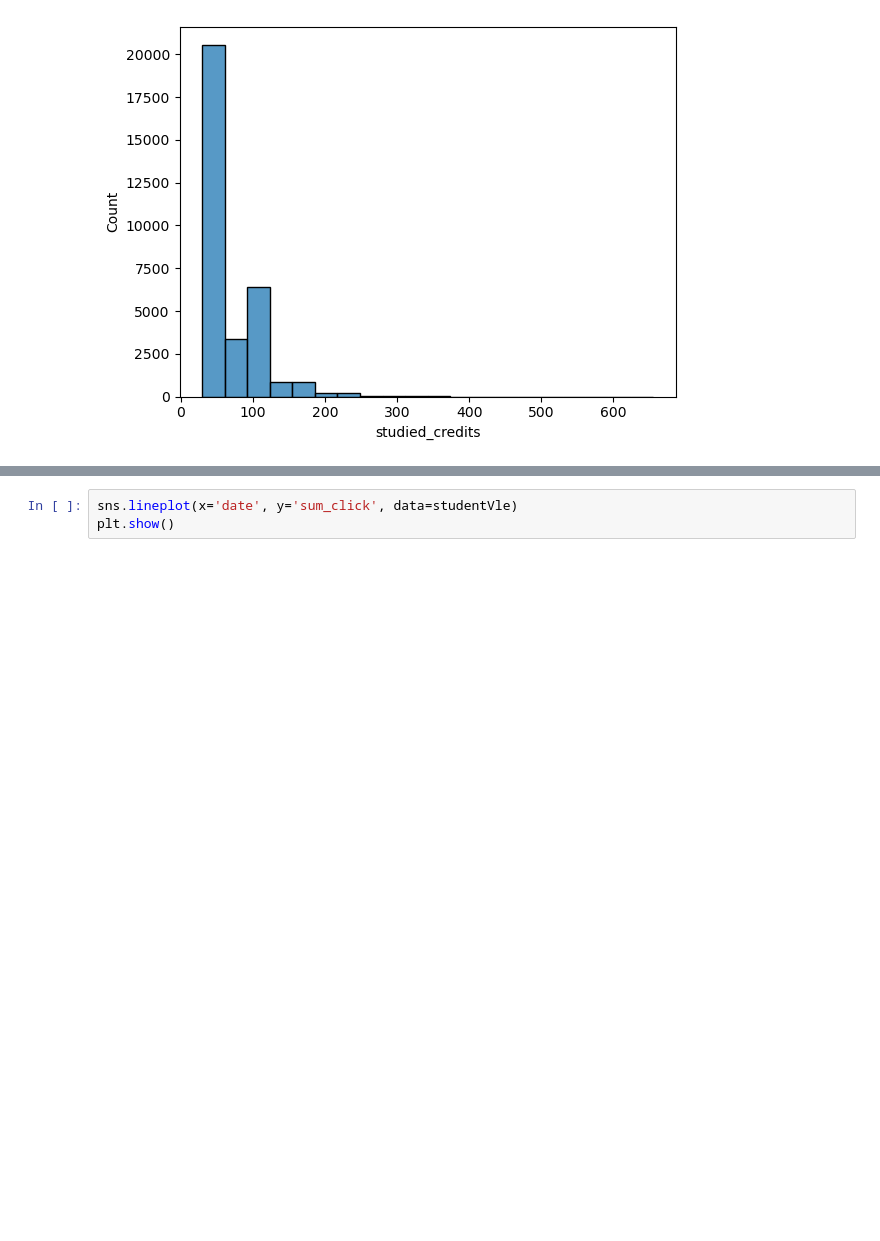
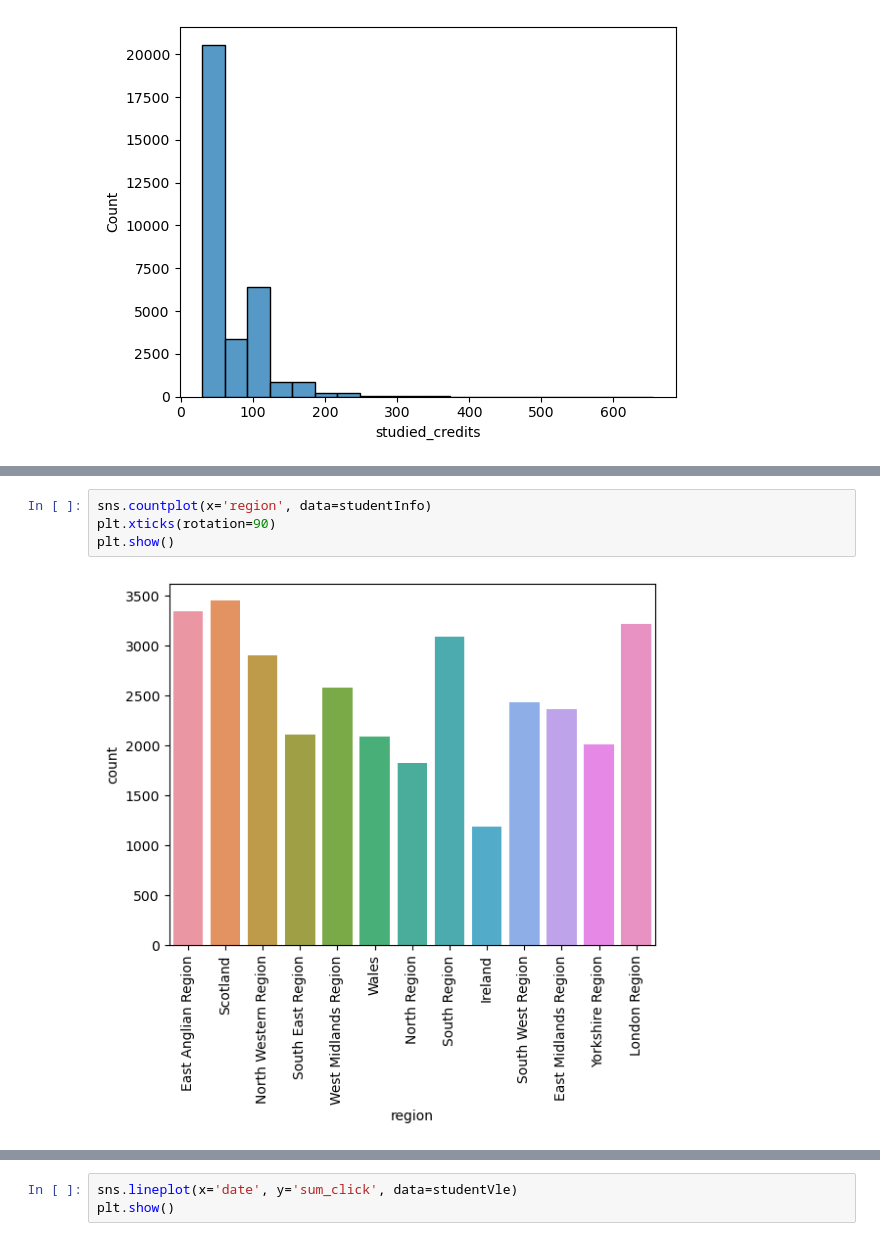
Before and after one commit to okresam/UZOP-Projekt, a Jupyter notebook: UZOP_Projekt.ipynb, the cells around one changed output, grey strips where cells are left out. Saved outputs shown, nothing was run; the diff lists cells and outputs as text; blank space fills up the shorter version.

```diff
--- a/UZOP_Projekt.ipynb
+++ b/UZOP_Projekt.ipynb
@@ -608,0 +611,6 @@ plt.show()
+# %%
+sns.countplot(x='region', data=studentInfo)
+plt.xticks(rotation=90)
+plt.show()
+# %% [output]
+[figure, added]
```
Also changed, not shown: parts of 11 cells of this notebook.
